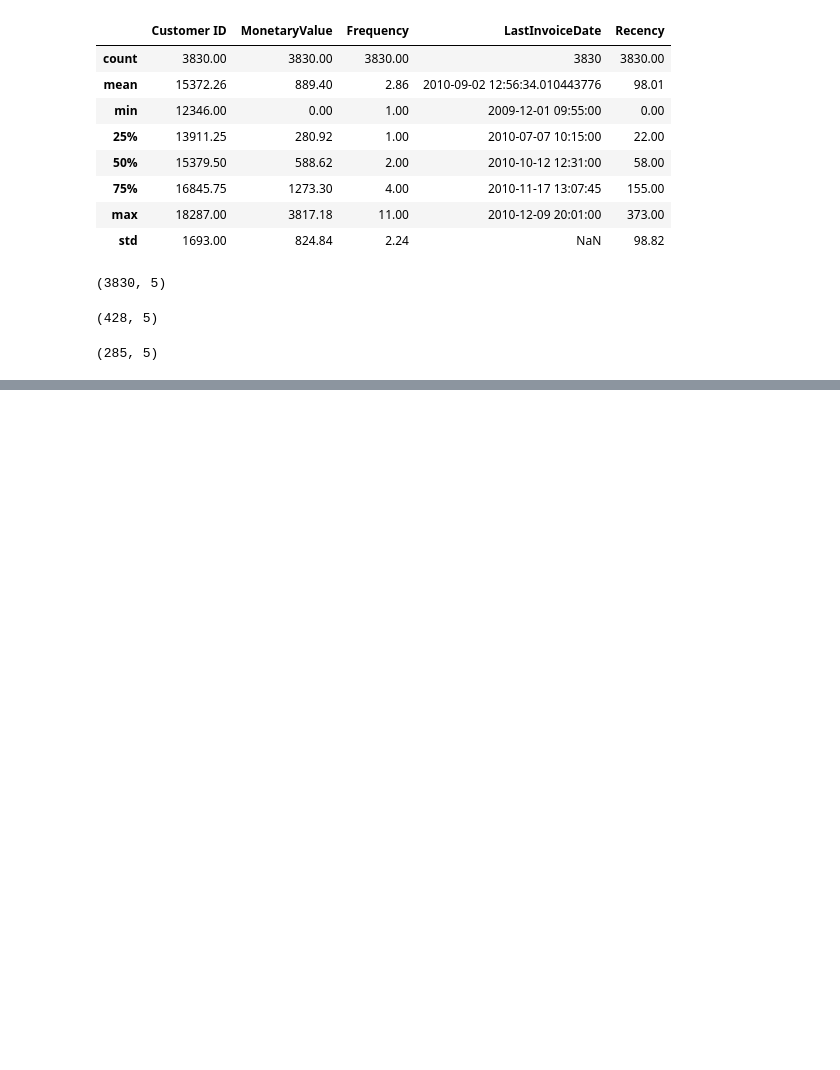
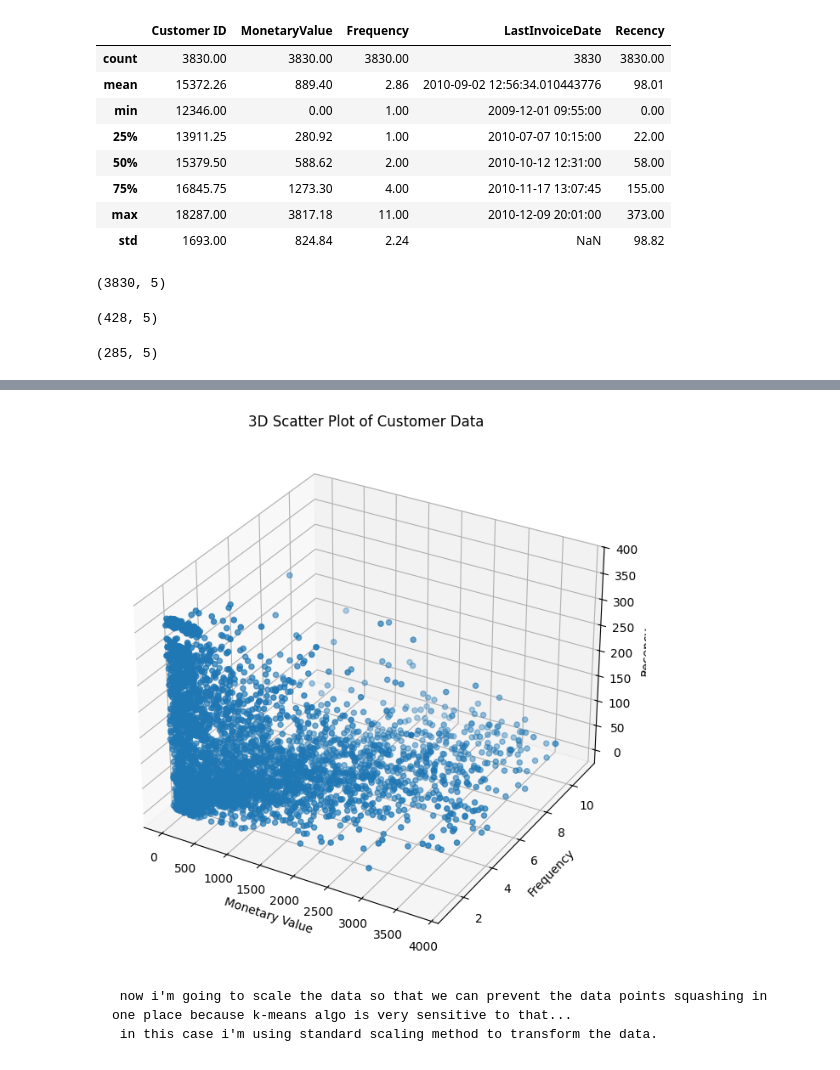
Before and after one commit to shafnybuilds/online-retail-data-clustering, a Jupyter notebook: notebooks/clustering.ipynb, the cells around one changed output, grey strips where cells are left out. Saved outputs shown, nothing was run; the diff lists cells and outputs as text; code cells hidden in the pictures; blank space fills up the shorter version.

```diff
--- a/notebooks/clustering.ipynb
+++ b/notebooks/clustering.ipynb
@@ -457,0 +480,19 @@ frequency_outliers_df.shape
+# %%
+fig = plt.figure(figsize=(8, 8))
+
+ax = fig.add_subplot(projection="3d")
+
+scatter = ax.scatter(non_outliers_df["MonetaryValue"], non_outliers_df["Frequency"], non_outliers_df["Recency"])
+
+ax.set_xlabel('Monetary Value')
+ax.set_ylabel('Frequency')
+ax.set_zlabel('Recency')
+
+ax.set_title('3D Scatter Plot of Customer Data')
+
+plt.show()
+# %% [output]
+[figure, added]
+# %% [markdown]
+     now i'm going to scale the data so that we can prevent the data points squashing in one place because k-means algo is very sensitive to that...
+     in this case i'm using standard scaling method to transform the data.
```
Also changed, not shown: parts of 5 cells of this notebook.
